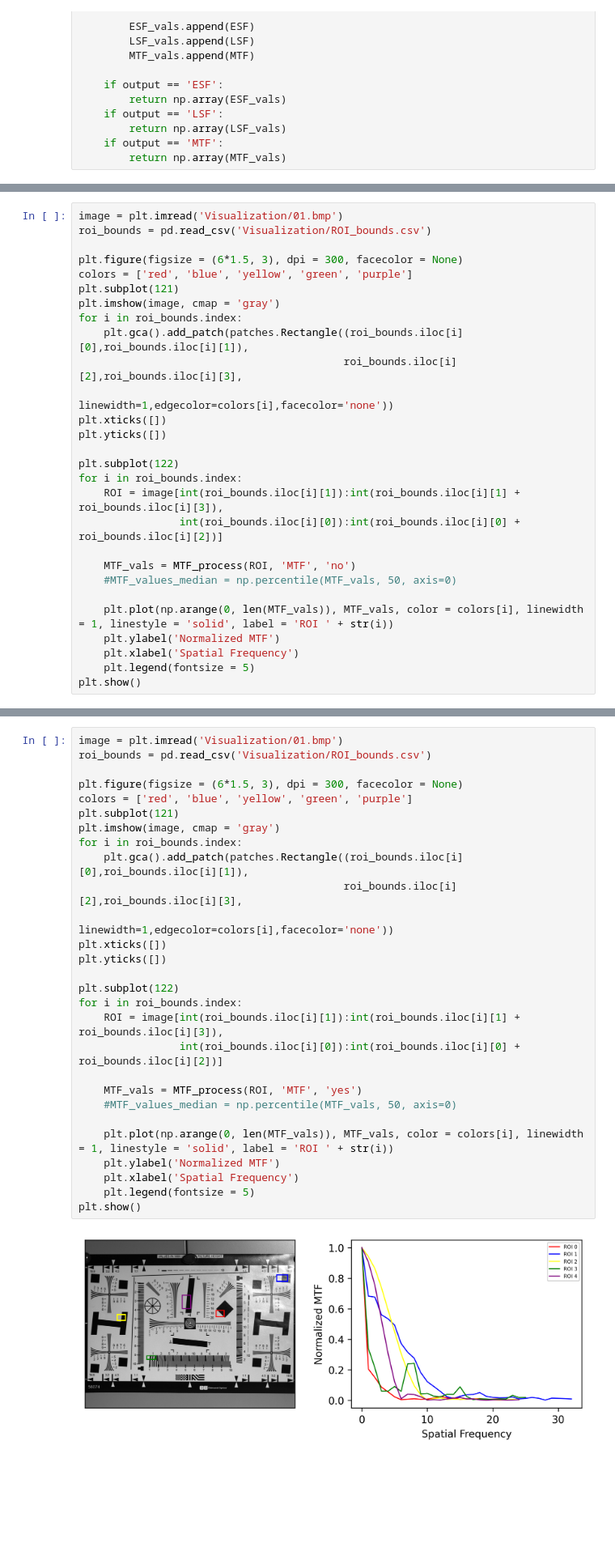
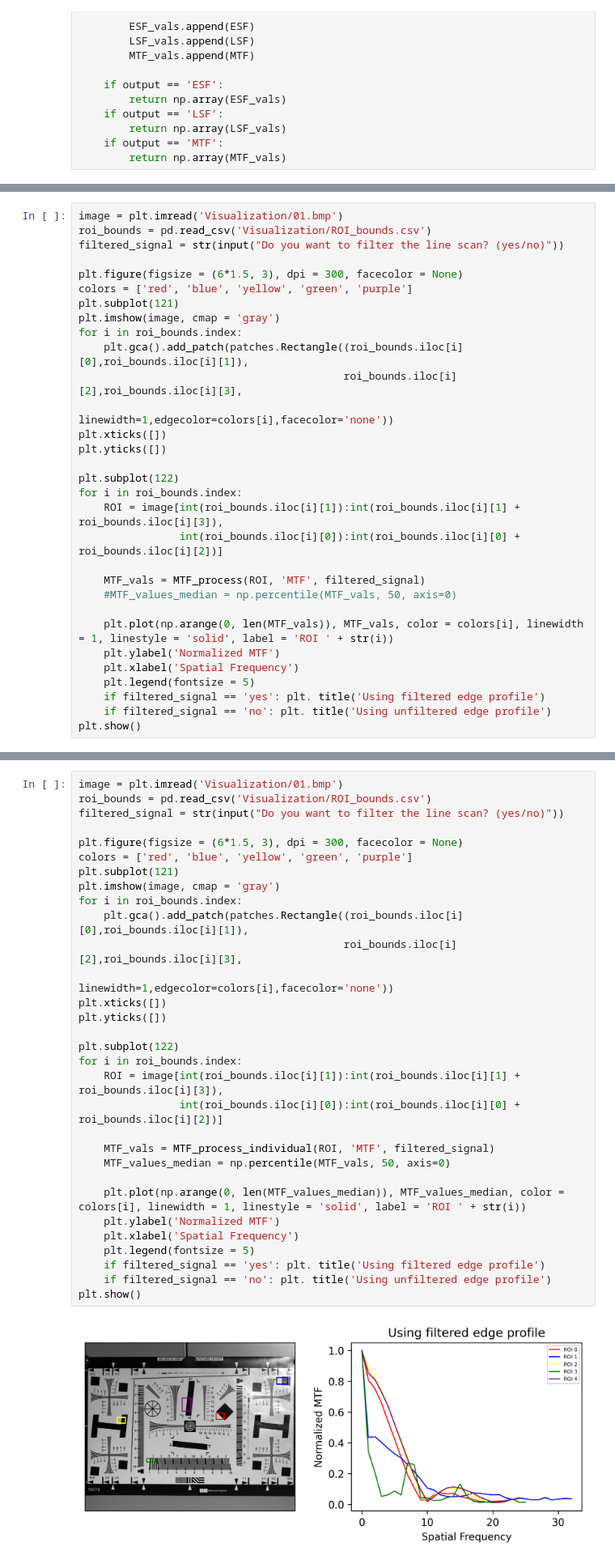
Before and after one commit to kennethmleo/Physics301-Optical-Payload-Characterization, a Jupyter notebook: Activity 02 - Contrast and Modulation Transfer Function/Activity 02_Constant_MTF.ipynb, the cells around one changed output, grey strips where cells are left out. Shown at 81% size. Saved outputs shown, nothing was run; the diff lists cells and outputs as text; blank space fills up the shorter version.

```diff
--- a/Activity 02 - Contrast and Modulation Transfer Function/Activity 02_Constant_MTF.ipynb
+++ b/Activity 02 - Contrast and Modulation Transfer Function/Activity 02_Constant_MTF.ipynb
@@ -86,6 +86,7 @@ def MTF_process_individual(ROI, output, filtered):
 # %%
 image = plt.imread('Visualization/01.bmp')
 roi_bounds = pd.read_csv('Visualization/ROI_bounds.csv')
+filtered_signal = str(input("Do you want to filter the line scan? (yes/no)"))
 
 plt.figure(figsize = (6*1.5, 3), dpi = 300, facecolor = None)
 colors = ['red', 'blue', 'yellow', 'green', 'purple']
@@ -103,12 +104,14 @@ for i in roi_bounds.index:
     ROI = image[int(roi_bounds.iloc[i][1]):int(roi_bounds.iloc[i][1] + roi_bounds.iloc[i][3]),
                 int(roi_bounds.iloc[i][0]):int(roi_bounds.iloc[i][0] + roi_bounds.iloc[i][2])]
 
-    MTF_vals = MTF_process(ROI, 'MTF', 'no')
+    MTF_vals = MTF_process(ROI, 'MTF', filtered_signal)
     #MTF_values_median = np.percentile(MTF_vals, 50, axis=0)
 
     plt.plot(np.arange(0, len(MTF_vals)), MTF_vals, color = colors[i], linewidth = 1, linestyle = 'solid', label = 'ROI ' + str(i))
     plt.ylabel('Normalized MTF')
     plt.xlabel('Spatial Frequency')
     plt.legend(fontsize = 5)
+    if filtered_signal == 'yes': plt. title('Using filtered edge profile')
+    if filtered_signal == 'no': plt. title('Using unfiltered edge profile')
 plt.show()
 # %% [output]
@@ -118,33 +121,36 @@ plt.show()
 # %%
 image = plt.imread('Visualization/01.bmp')
 roi_bounds = pd.read_csv('Visualization/ROI_bounds.csv')
+filtered_signal = str(input("Do you want to filter the line scan? (yes/no)"))
 
 plt.figure(figsize = (6*1.5, 3), dpi = 300, facecolor = None)
 colors = ['red', 'blue', 'yellow', 'green', 'purple']
 plt.subplot(121)
 plt.imshow(image, cmap = 'gray')
 for i in roi_bounds.index:
     plt.gca().add_patch(patches.Rectangle((roi_bounds.iloc[i][0],roi_bounds.iloc[i][1]),
                                           roi_bounds.iloc[i][2],roi_bounds.iloc[i][3],
                                           linewidth=1,edgecolor=colors[i],facecolor='none'))
 plt.xticks([])
 plt.yticks([])
 
 plt.subplot(122)
 for i in roi_bounds.index:
     ROI = image[int(roi_bounds.iloc[i][1]):int(roi_bounds.iloc[i][1] + roi_bounds.iloc[i][3]),
                 int(roi_bounds.iloc[i][0]):int(roi_bounds.iloc[i][0] + roi_bounds.iloc[i][2])]
 
-    MTF_vals = MTF_process(ROI, 'MTF', 'yes')
-    #MTF_values_median = np.percentile(MTF_vals, 50, axis=0)
+    MTF_vals = MTF_process_individual(ROI, 'MTF', filtered_signal)
+    MTF_values_median = np.percentile(MTF_vals, 50, axis=0)
 
-    plt.plot(np.arange(0, len(MTF_vals)), MTF_vals, color = colors[i], linewidth = 1, linestyle = 'solid', label = 'ROI ' + str(i))
+    plt.plot(np.arange(0, len(MTF_values_median)), MTF_values_median, color = colors[i], linewidth = 1, linestyle = 'solid', label = 'ROI ' + str(i))
     plt.ylabel('Normalized MTF')
     plt.xlabel('Spatial Frequency')
     plt.legend(fontsize = 5)
+    if filtered_signal == 'yes': plt. title('Using filtered edge profile')
+    if filtered_signal == 'no': plt. title('Using unfiltered edge profile')
 plt.show()
 # %% [output]
-[figure, old version]
+[figure, new version]
 # %% [markdown]
 ### Create MTF of selected ROI
 # %%
```
Also changed, not shown: parts of 7 cells of this notebook.
